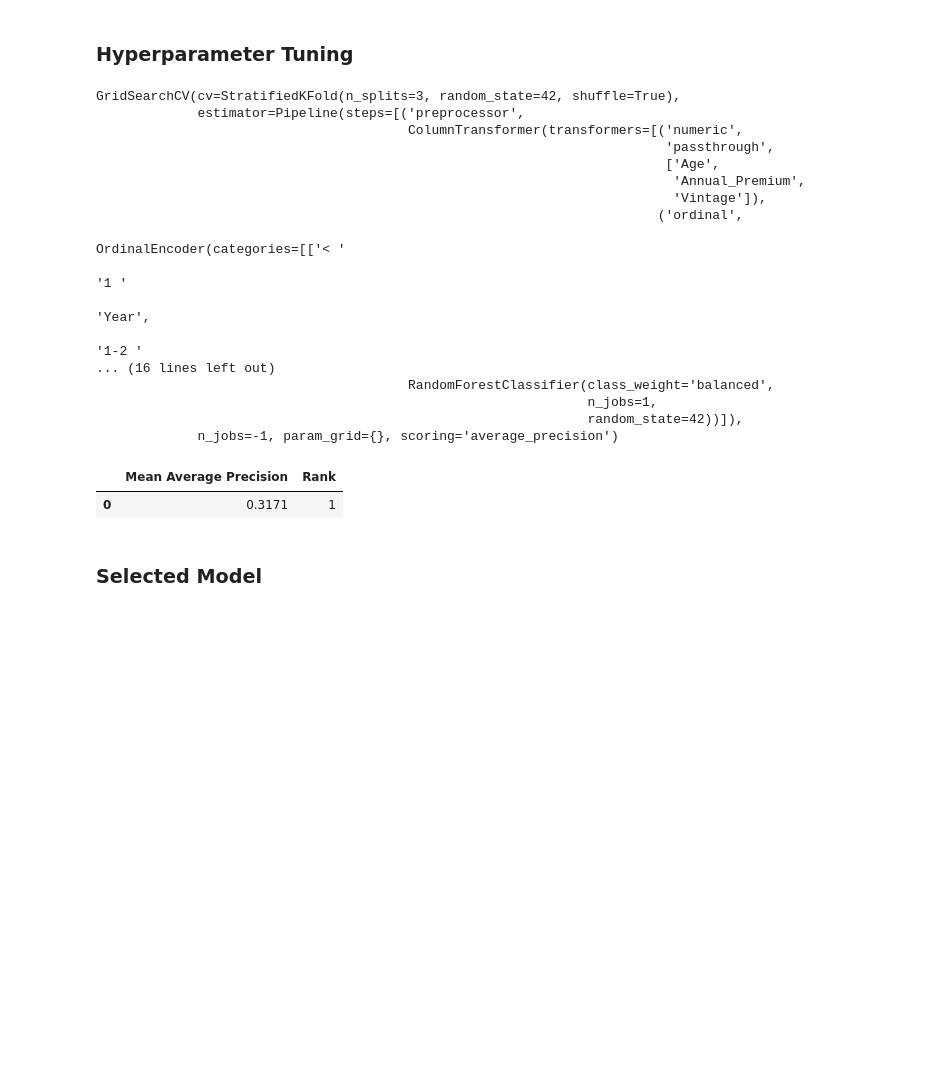
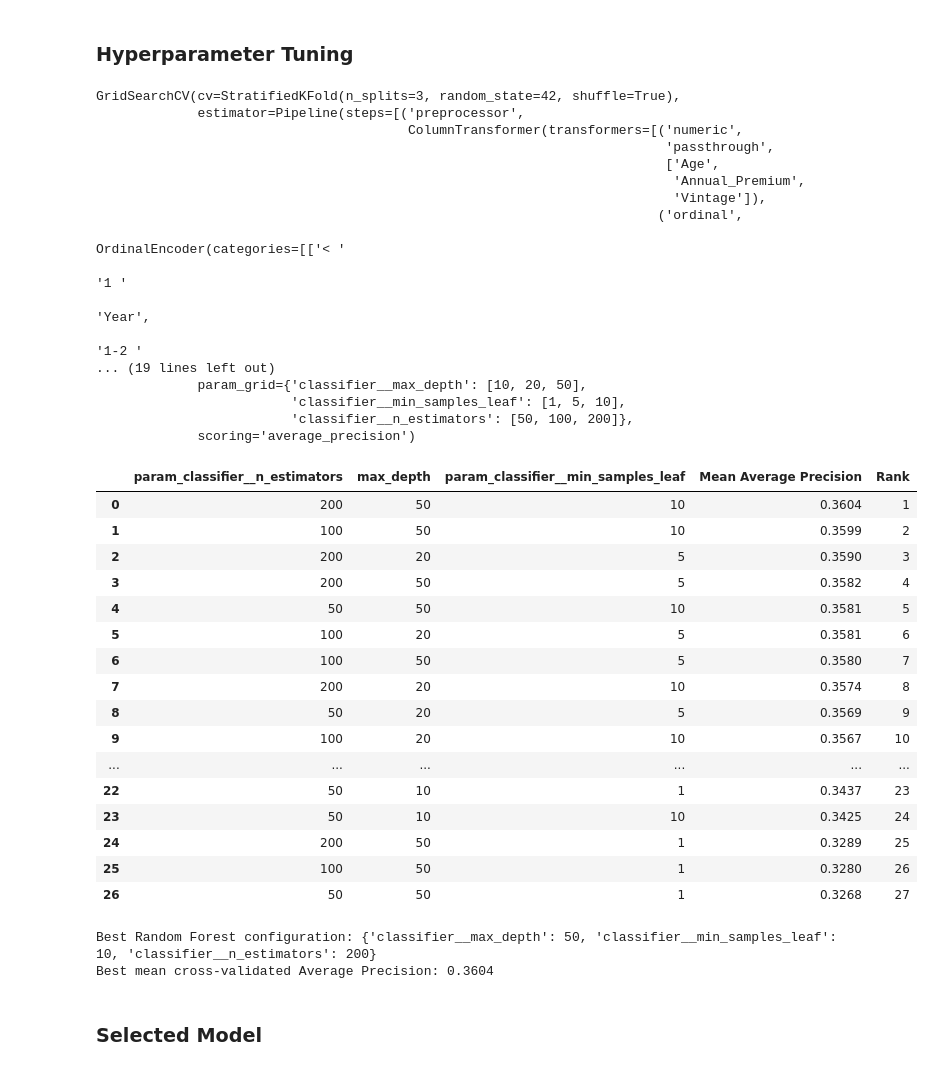
Before and after one commit to asherdata1/health-insurance-cross-sell-prediction, a Jupyter notebook: 02_notebooks/Final_Notebook.ipynb, the cells around one changed output. Cells and saved outputs as stored; diff of their text form; code cells hidden in the pictures; blank space fills up the shorter version.

Commit message:
included EDA section in Final_Notebook

```diff
--- a/02_notebooks/Final_Notebook.ipynb
+++ b/02_notebooks/Final_Notebook.ipynb
@@ -31,0 +264,2 @@ df = df.drop(columns=["id", "Driving_License"])
+# %%
+df = df.drop(columns=["id"])
@@ -468,15 +1123,10 @@ rf_model = Pipeline(
 # Tune Random Forest using cross-validated Average Precision
 
 rf_param_grid = {
-    # Add selected Random Forest hyperparameters here
-    # Example:
-    # "classifier__n_estimators": [...],
-    # "classifier__max_depth": [...],
-    # "classifier__min_samples_leaf": [...]
+    "classifier__n_estimators":[50, 100, 200],
+    "classifier__max_depth":[10, 20, 50],
+    "classifier__min_samples_leaf": [1, 5, 10]
 }
-
-# GridSearchCV evaluates every parameter combination across all CV folds.
-# Keep the grid intentionally small to balance rigor and computation time.
 
 rf_grid_search = GridSearchCV(
     estimator=rf_model,
@@ -501,36 +1151,63 @@ GridSearchCV(cv=StratifiedKFold(n_splits=3, random_state=42, shuffle=True),
                                                                                                      '1 '
                                                                                                      'Year',
                                                                                                      '1-2 '
-... (16 lines left out)
-                                        RandomForestClassifier(class_weight='balanced',
-                                                               n_jobs=1,
-                                                               random_state=42))]),
-             n_jobs=-1, param_grid={}, scoring='average_precision')
+... (19 lines left out)
+             param_grid={'classifier__max_depth': [10, 20, 50],
+                         'classifier__min_samples_leaf': [1, 5, 10],
+                         'classifier__n_estimators': [50, 100, 200]},
+             scoring='average_precision')
 # %%
 # Compare Random Forest hyperparameter configurations
 
 rf_cv_results = (
     pd.DataFrame(rf_grid_search.cv_results_)[
         [
-            # Add parameter columns included in the search
+            "param_classifier__n_estimators",
+            "param_classifier__max_depth",
+            "param_classifier__min_samples_leaf",
             "mean_test_score",
             "rank_test_score"
         ]
     ]
     .rename(
         columns={
+            "param_classifiers__n_estimators":"n_estimators",
+            "param_classifier__max_depth": "max_depth",
+            "param_classfier__min_samples_leaf": "min_samples_leaf",
             "mean_test_score": "Mean Average Precision",
             "rank_test_score": "Rank"
         }
     )
     .sort_values("Rank")
     .reset_index(drop=True)
 )
 
 display(rf_cv_results.round(4))
+
+
+print(f"Best Random Forest configuration: {rf_grid_search.best_params_}")
+print("Best mean cross-validated Average Precision: "
+      f"{rf_grid_search.best_score_:.4f}")
 # %% [output]
-|  | Mean Average Precision | Rank |
-| 0 | 0.3171 | 1 |
+|  | param_classifier__n_estimators | max_depth | param_classifier__min_samples_leaf | Mean Average Precision | Rank |
+| 0 | 200 | 50 | 10 | 0.3604 | 1 |
+| 1 | 100 | 50 | 10 | 0.3599 | 2 |
+| 2 | 200 | 20 | 5 | 0.3590 | 3 |
+| 3 | 200 | 50 | 5 | 0.3582 | 4 |
+| 4 | 50 | 50 | 10 | 0.3581 | 5 |
+| 5 | 100 | 20 | 5 | 0.3581 | 6 |
+| 6 | 100 | 50 | 5 | 0.3580 | 7 |
+| 7 | 200 | 20 | 10 | 0.3574 | 8 |
+| 8 | 50 | 20 | 5 | 0.3569 | 9 |
+| 9 | 100 | 20 | 10 | 0.3567 | 10 |
+| ... | ... | ... | ... | ... | ... |
+| 22 | 50 | 10 | 1 | 0.3437 | 23 |
+| 23 | 50 | 10 | 10 | 0.3425 | 24 |
+| 24 | 200 | 50 | 1 | 0.3289 | 25 |
+| 25 | 100 | 50 | 1 | 0.3280 | 26 |
+| 26 | 50 | 50 | 1 | 0.3268 | 27 |
+Best Random Forest configuration: {'classifier__max_depth': 50, 'classifier__min_samples_leaf': 10, 'classifier__n_estimators': 200}
+Best mean cross-validated Average Precision: 0.3604
 # %% [markdown]
 ### Selected Model
 # %%
```
Also changed, not shown: parts of 77 cells of this notebook, 1 other file.
